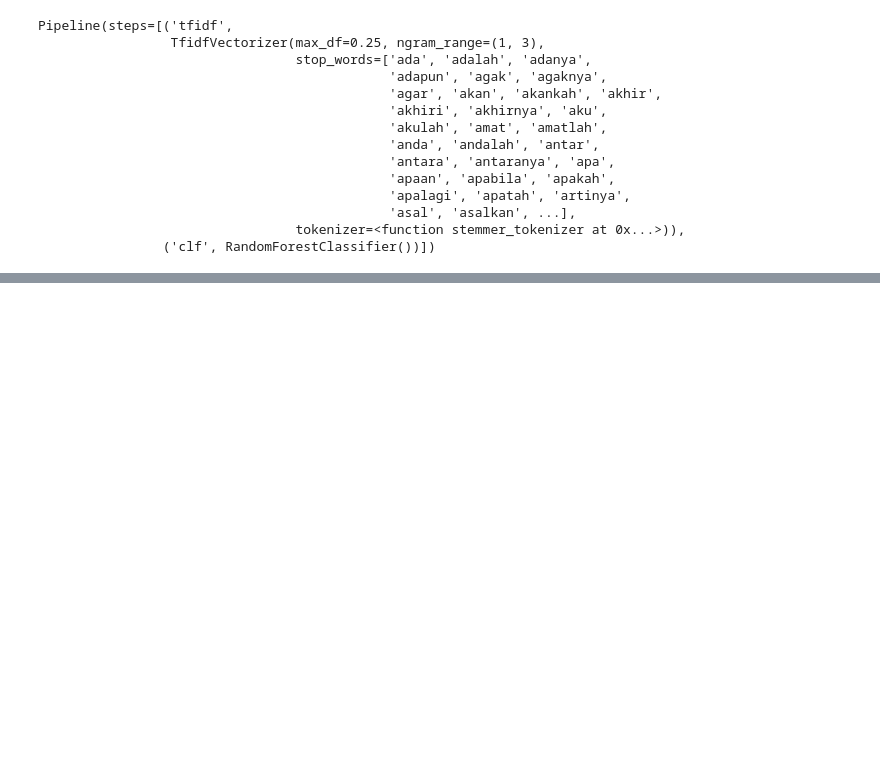
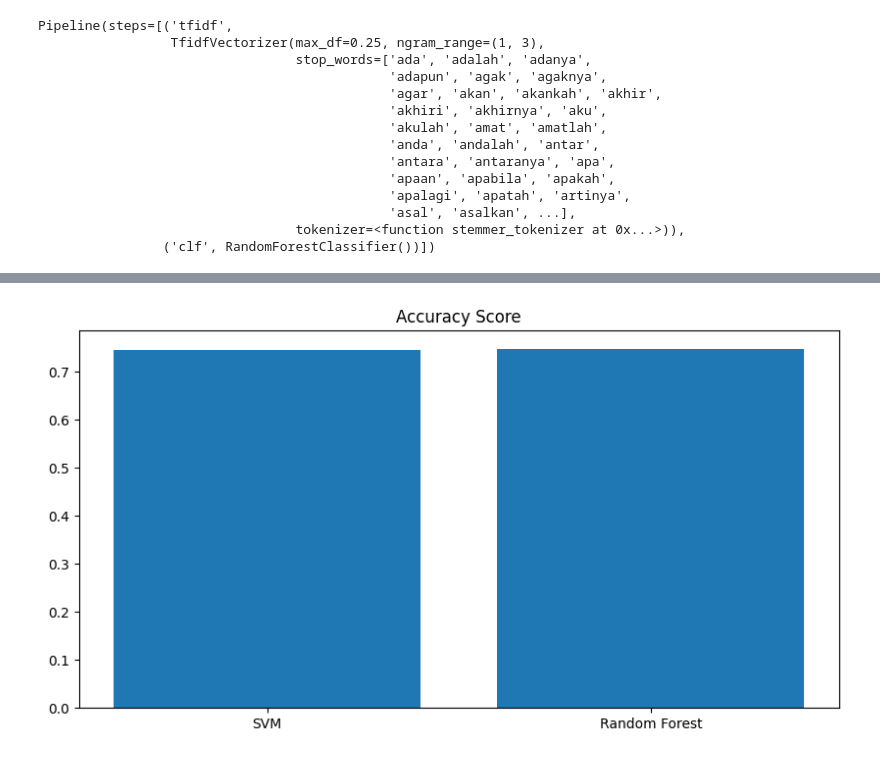
Before and after one commit to Red651/Analisis-Sentimen-Asuransi-Swasta-di-Indonesia, a Jupyter notebook: KlassifikasiSVM.ipynb, the cells around one changed output, grey strips where cells are left out. Cells and saved outputs as stored; diff of their text form; code cells hidden in the pictures; blank space fills up the shorter version.

```diff
--- a/KlassifikasiSVM.ipynb
+++ b/KlassifikasiSVM.ipynb
@@ -198,0 +218,7 @@ Accuracy: 0.8796992481203008
+# %%
+plt.figure(figsize=(10,5))
+plt.bar(['SVM', 'Random Forest'], [accuracy_score(y_test, predictions_SVM), accuracy_score(y_test, predictions_RF)])
+plt.title('Accuracy Score')
+plt.show()
+# %% [output]
+[figure, added]
```
Also changed, not shown: parts of 19 cells of this notebook.
